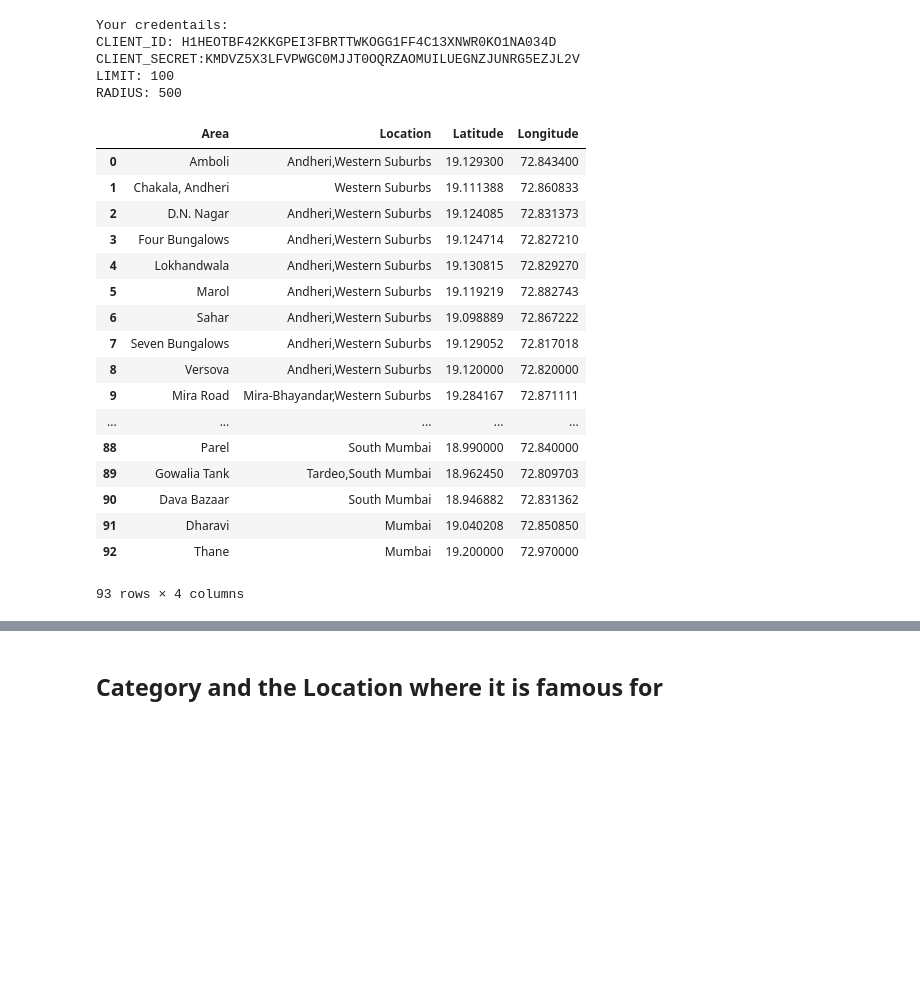
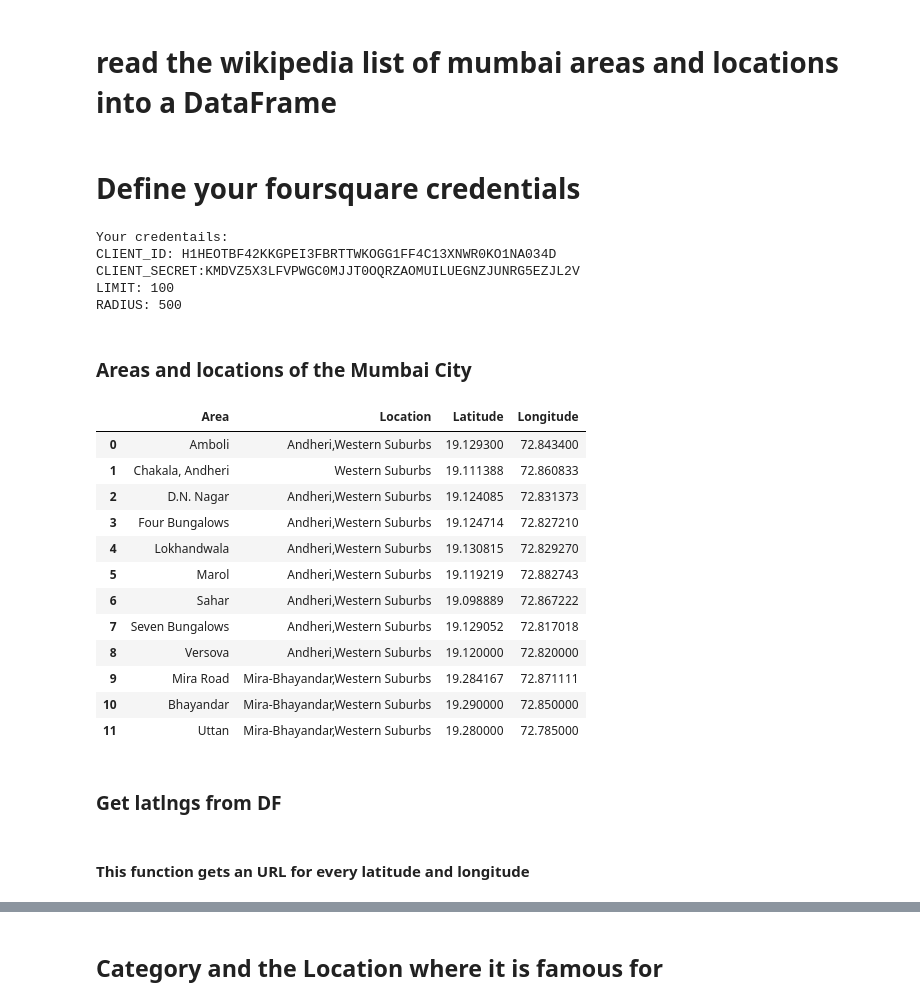
Before and after one commit to the-egg4eva/Applied-Capstone_IBM, a Jupyter notebook: Battle_Of_Neighborhoods_2.ipynb, the cells around one changed output, grey strips where cells are left out. Saved outputs shown, nothing was run; the diff lists cells and outputs as text; code cells hidden in the pictures; blank space fills up the shorter version.

```diff
--- a/Battle_Of_Neighborhoods_2.ipynb
+++ b/Battle_Of_Neighborhoods_2.ipynb
@@ -32,8 +33,12 @@ import matplotlib.pyplot as plt
 import matplotlib.colors as col
 from matplotlib.colors import Colormap as cmap
 from matplotlib.cm import ScalarMappable
+# %% [markdown]
+# read the wikipedia list of mumbai areas and  locations into a DataFrame
 # %%
 areas_df=pd.read_html('https://en.wikipedia.org/wiki/List_of_neighbourhoods_in_Mumbai')[0]
+# %% [markdown]
+# Define your foursquare credentials
 # %%
 CLIENT_ID ='H1HEOTBF42KKGPEI3FBRTTWKOGG1FF4C13XNWR0KO1NA034D' # your Foursquare ID
 CLIENT_SECRET = 'KMDVZ5X3LFVPWGC0MJJT0OQRZAOMUILUEGNZJUNRG5EZJL2V' # your Foursquare Secret
@@ -64,24 +69,21 @@ CLIENT_ID: H1HEOTBF42KKGPEI3FBRTTWKOGG1FF4C13XNWR0KO1NA034D
 CLIENT_SECRET:KMDVZ5X3LFVPWGC0MJJT0OQRZAOMUILUEGNZJUNRG5EZJL2V
 LIMIT: 100
 RADIUS: 500
+# %% [markdown]
+### Areas  and locations of the Mumbai City
 # %%
-areas_df
+areas_df.head(12)
 # %% [output]
 |  | Area | Location | Latitude | Longitude |
 | 0 | Amboli | Andheri,Western Suburbs | 19.129300 | 72.843400 |
 | 1 | Chakala, Andheri | Western Suburbs | 19.111388 | 72.860833 |
 | 2 | D.N. Nagar | Andheri,Western Suburbs | 19.124085 | 72.831373 |
 | 3 | Four Bungalows | Andheri,Western Suburbs | 19.124714 | 72.827210 |
 | 4 | Lokhandwala | Andheri,Western Suburbs | 19.130815 | 72.829270 |
 | 5 | Marol | Andheri,Western Suburbs | 19.119219 | 72.882743 |
 | 6 | Sahar | Andheri,Western Suburbs | 19.098889 | 72.867222 |
 | 7 | Seven Bungalows | Andheri,Western Suburbs | 19.129052 | 72.817018 |
 | 8 | Versova | Andheri,Western Suburbs | 19.120000 | 72.820000 |
 | 9 | Mira Road | Mira-Bhayandar,Western Suburbs | 19.284167 | 72.871111 |
-| ... | ... | ... | ... | ... |
-| 88 | Parel | South Mumbai | 18.990000 | 72.840000 |
-| 89 | Gowalia Tank | Tardeo,South Mumbai | 18.962450 | 72.809703 |
-| 90 | Dava Bazaar | South Mumbai | 18.946882 | 72.831362 |
-| 91 | Dharavi | Mumbai | 19.040208 | 72.850850 |
-| 92 | Thane | Mumbai | 19.200000 | 72.970000 |
+| 10 | Bhayandar | Mira-Bhayandar,Western Suburbs | 19.290000 | 72.850000 |
+| 11 | Uttan | Mira-Bhayandar,Western Suburbs | 19.280000 | 72.785000 |
-93 rows × 4 columns
@@ -91,5 +90,9 @@ def get_latitudes(df):
+# %% [markdown]
+### Get latlngs from DF
 # %%
 latlngs=areas_df.apply(lambda x : (x[-2],x[-1]),axis=1)
+# %% [markdown]
+#### This function gets an URL for every latitude and longitude
 # %%
 def get_url(latlng):
     ll=latlng
```
Also changed, not shown: parts of 101 cells of this notebook, 1 other file.
